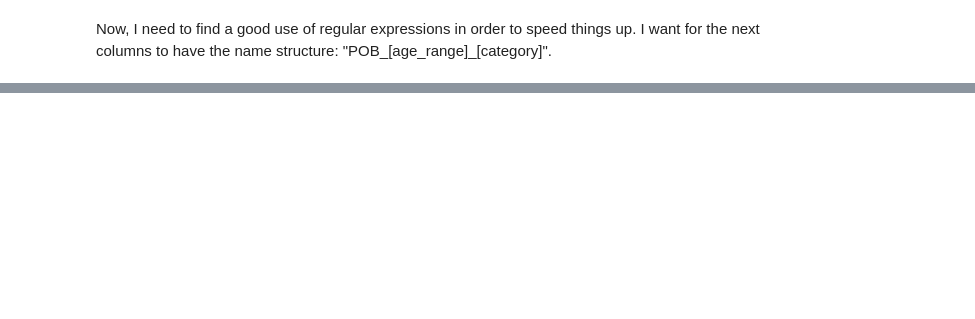
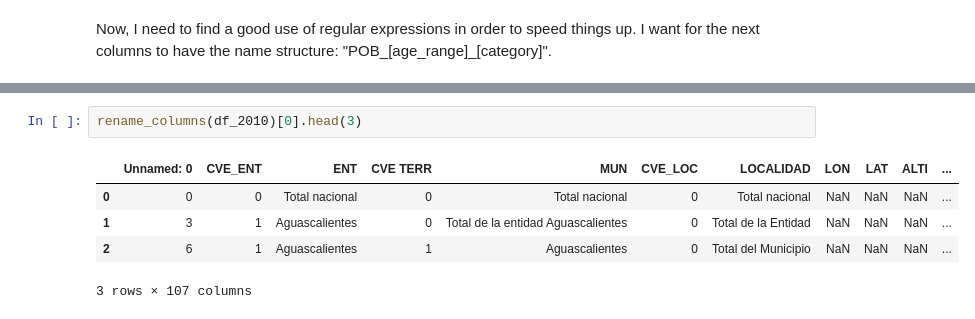
Before and after one commit to IsaacSebastian/ingCaracteristicasProyecto_, a Jupyter notebook: notebooks/1.01_fct_education_join_data.ipynb, the cells around one changed output, grey strips where cells are left out. Drawn from its saved outputs; the diff is of its cells as text; blank space fills up the shorter version.

```diff
--- a/notebooks/1.01_fct_education_join_data.ipynb
+++ b/notebooks/1.01_fct_education_join_data.ipynb
@@ -149,0 +184,8 @@ population(text)
+# %%
+rename_columns(df_2010)[0].head(3)
+# %% [output]
+|  | Unnamed: 0 | CVE_ENT | ENT | CVE TERR | MUN | CVE_LOC | LOCALIDAD | LON | LAT | ALTI | ... |
+| 0 | 0 | 0 | Total nacional | 0 | Total nacional | 0 | Total nacional | NaN | NaN | NaN | ... |
+| 1 | 3 | 1 | Aguascalientes | 0 | Total de la entidad Aguascalientes | 0 | Total de la Entidad | NaN | NaN | NaN | ... |
+| 2 | 6 | 1 | Aguascalientes | 1 | Aguascalientes | 0 | Total del Municipio | NaN | NaN | NaN | ... |
+3 rows × 107 columns
```
Also changed, not shown: parts of 34 cells of this notebook.
